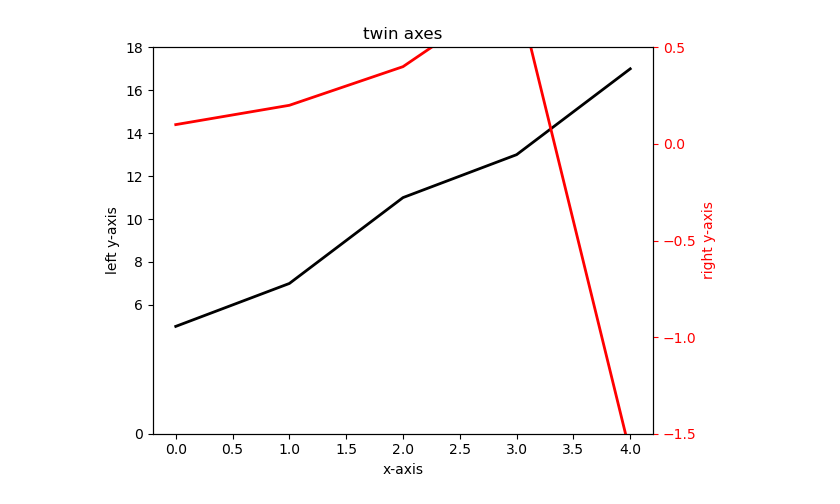
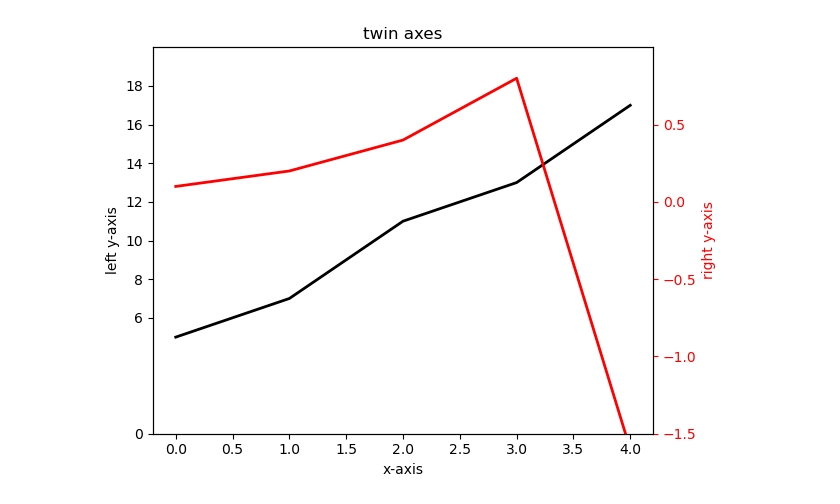
Before and after one commit to hezronokwach/PlotPulse, a Jupyter notebook: Notebook1.ipynb, the cells around one changed output. Saved outputs shown, nothing was run; the diff lists cells and outputs as text; code cells hidden in the pictures.

```diff
--- a/Notebook1.ipynb
+++ b/Notebook1.ipynb
@@ -78,39 +84,40 @@ x_axis = [0.0, 1.0, 2.0, 3.0, 4.0]
 # Create figure and primary axis
 fig, ax1 = plt.subplots()
 
 # Plot left data (black line)
-ax1.plot(x_axis, left_data, 'k-', linewidth=2)  # 'k-' for black solid line
+ax1.plot(x_axis, left_data, 'k-', linewidth=2)
 ax1.set_xlabel('x-axis')
 ax1.set_ylabel('left y-axis', color='black')
 ax1.tick_params(axis='y', colors='black')
 
 # Set left y-axis ticks
 left_yticks = [0, 6, 8, 10, 12, 14, 16, 18]
 ax1.set_yticks(left_yticks)
+ax1.set_ylim(0, 20)
 
 # Create twin y-axis
 ax2 = ax1.twinx()
-ax2.plot(x_axis, right_data, 'r-', linewidth=2)  # 'r-' for red solid line
+ax2.plot(x_axis, right_data, 'r-', linewidth=2)
 ax2.set_ylabel('right y-axis', color='red')
 ax2.tick_params(axis='y', colors='red')
 
-# Set right y-axis ticks and invert it
-right_yticks = np.arange(-1.5, 1.0, 0.5)  # [-1.5, -1.0, -0.5, 0.0, 0.5]
+# Set right y-axis ticks
+right_yticks = np.arange(-1.5, 1.0, 0.5)
 ax2.set_yticks(right_yticks)
-ax2.set_ylim(-1.5, 0.5)  # Set limits from -1.5 to 0.5
+ax2.set_ylim(-1.5, 1.0)
 
 # Set x-axis ticks
 ax1.set_xticks(np.arange(0.0, 4.1, 0.5))
 
 # Set title and adjust layout
 plt.title('twin axes')
 fig.tight_layout()
 
 # Save and show the plot
 plt.savefig('twin_axes.png')
 plt.show()
 # %% [output]
-[figure, old version]
+[figure, new version]
 # %%
 import matplotlib.pyplot as plt
 
```
Also changed, not shown: parts of 6 cells of this notebook.
